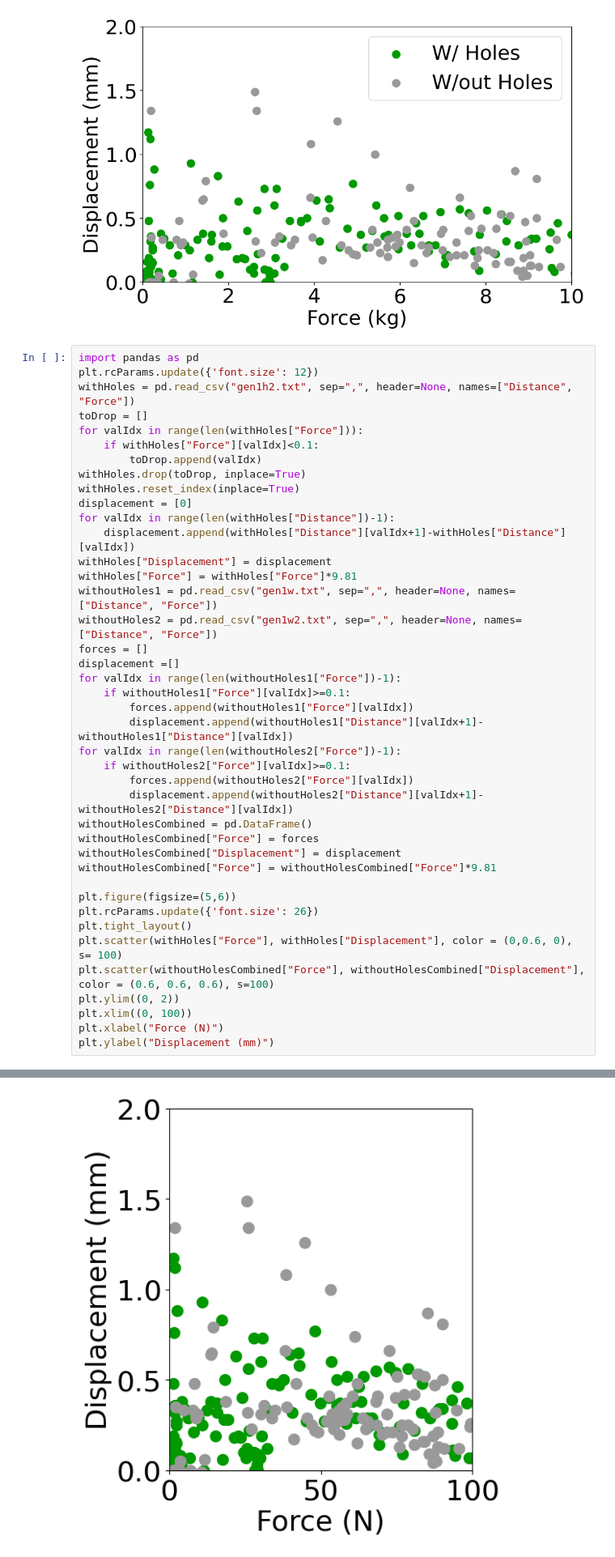
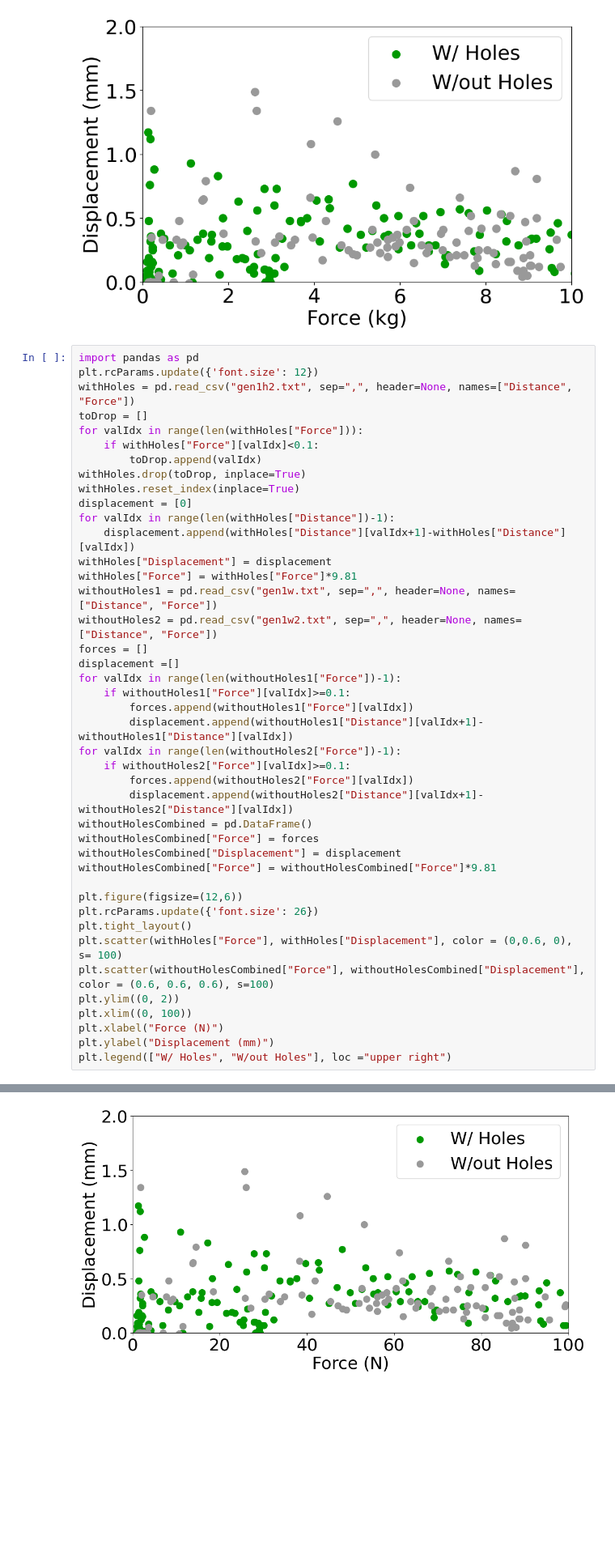
Before and after one commit to kaleFruit/Partial-Prostheses, a Jupyter notebook: strengthAnalysis/analysis.ipynb, the cells around one changed output, grey strips where cells are left out. Shown at 81% size. Saved outputs shown, nothing was run; the diff lists cells and outputs as text; blank space fills up the shorter version.

```diff
--- a/strengthAnalysis/analysis.ipynb
+++ b/strengthAnalysis/analysis.ipynb
@@ -84,7 +84,7 @@ withoutHolesCombined["Force"] = forces
 withoutHolesCombined["Displacement"] = displacement
 withoutHolesCombined["Force"] = withoutHolesCombined["Force"]*9.81
 
-plt.figure(figsize=(5,6))
+plt.figure(figsize=(12,6))
 plt.rcParams.update({'font.size': 26})
 plt.tight_layout()
 plt.scatter(withHoles["Force"], withHoles["Displacement"], color = (0,0.6, 0), s= 100)
@@ -93,4 +93,5 @@ plt.ylim((0, 2))
 plt.xlim((0, 100))
 plt.xlabel("Force (N)")
 plt.ylabel("Displacement (mm)")
+plt.legend(["W/ Holes", "W/out Holes"], loc ="upper right")
 # %% [output]
@@ -98,4 +99,4 @@ Text(0, 0.5, 'Displacement (mm)')
-[figure, old version]
+[figure, new version]
 # %%
 def processDataBetter(filename: str):
     df = pd.read_csv(filename, sep=",", header=None, names=["Distance", "Force"])
```
Also changed, not shown: parts of 6 cells of this notebook, 38 other files.
